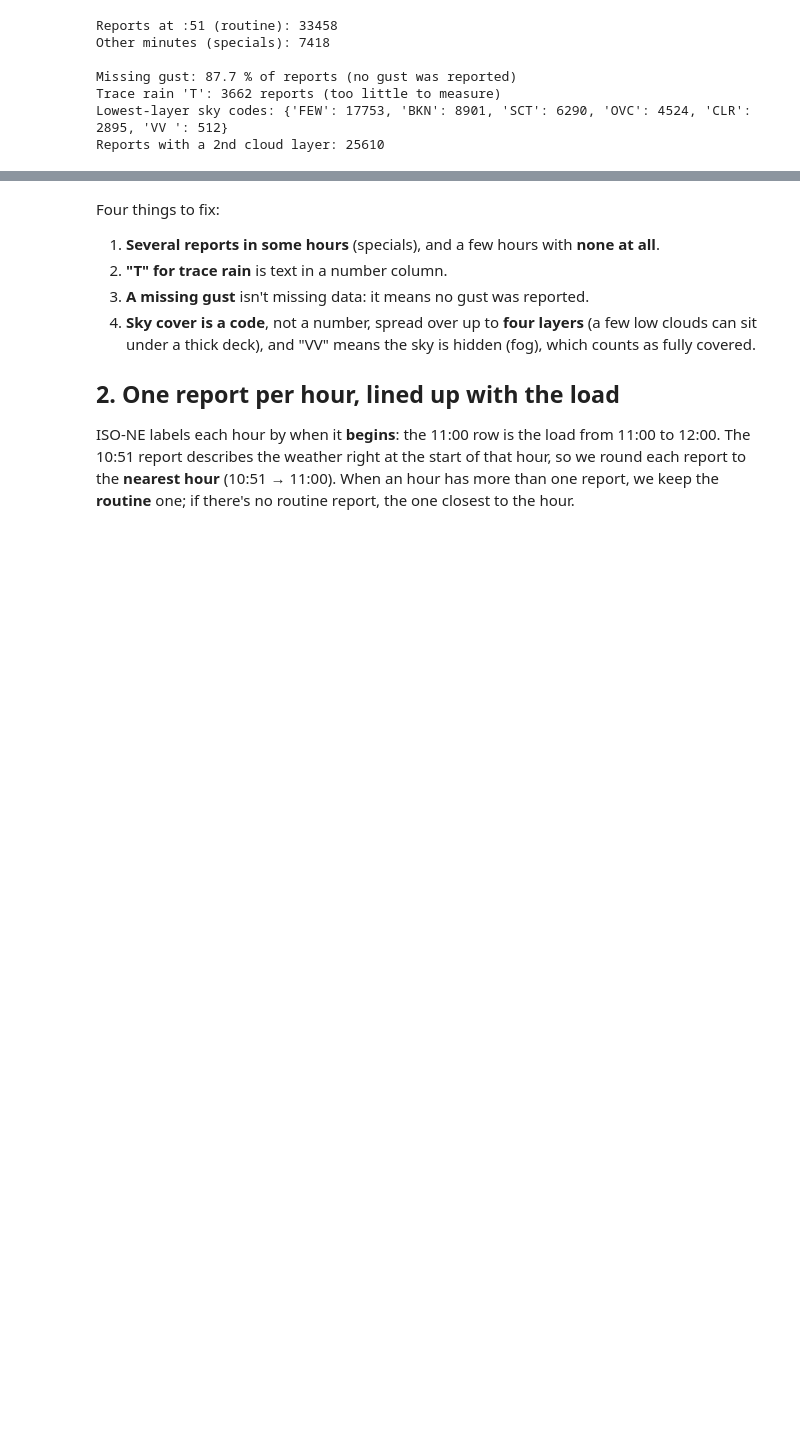
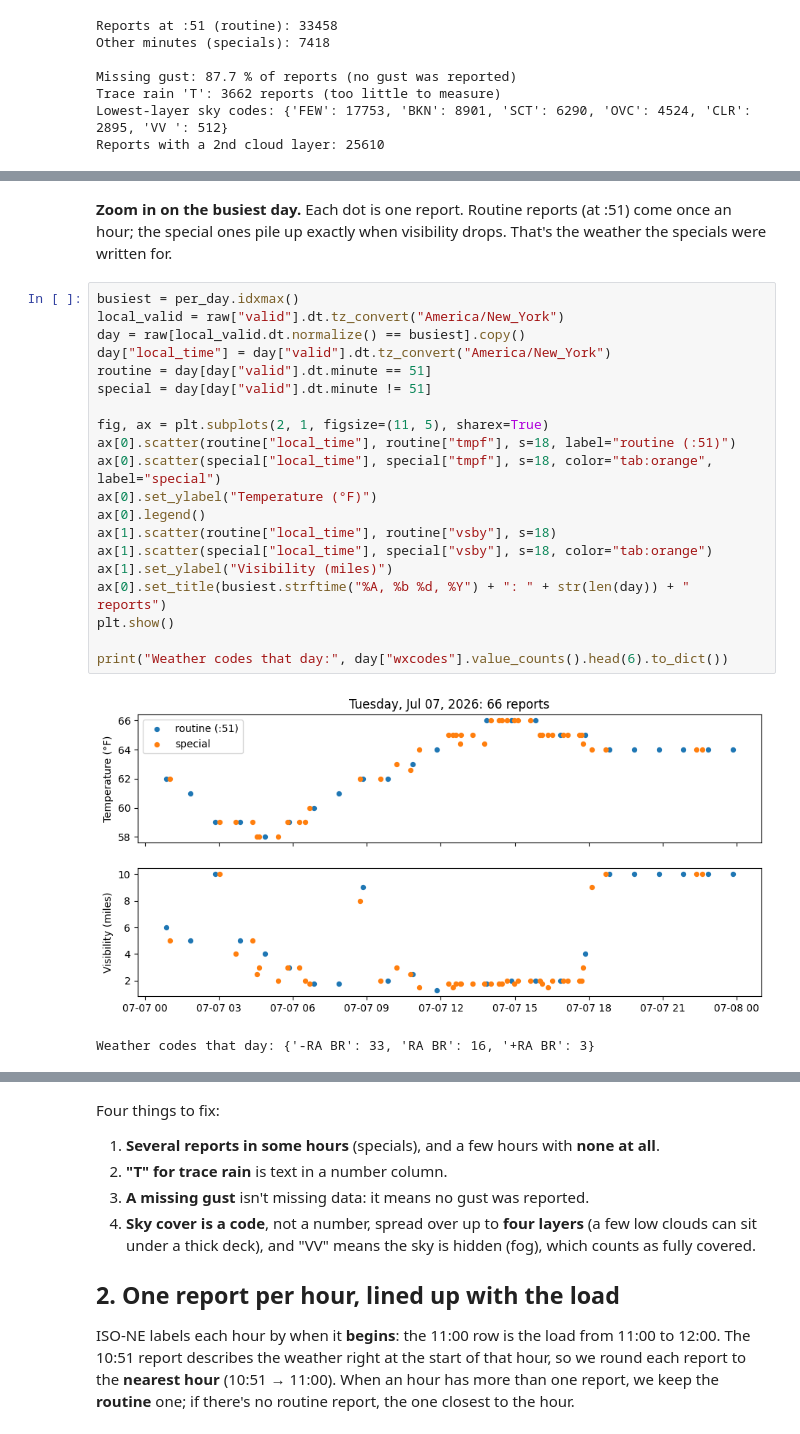
Before and after one commit to drdave-teaching/OPIM5512-notebooks, a Jupyter notebook: Module4/Lab5_Building_the_Training_Data.ipynb, the cells around one changed output, grey strips where cells are left out. Drawn from its saved outputs; the diff is of its cells as text; blank space fills up the shorter version.

```diff
--- a/Module4/Lab5_Building_the_Training_Data.ipynb
+++ b/Module4/Lab5_Building_the_Training_Data.ipynb
@@ -82,0 +136,26 @@ Reports with a 2nd cloud layer: 25610
+# %% [markdown]
+**Zoom in on the busiest day.** Each dot is one report. Routine reports (at :51) come once an hour; the special ones
+pile up exactly when visibility drops. That's the weather the specials were written for.
+# %%
+busiest = per_day.idxmax()
+local_valid = raw["valid"].dt.tz_convert("America/New_York")
+day = raw[local_valid.dt.normalize() == busiest].copy()
+day["local_time"] = day["valid"].dt.tz_convert("America/New_York")
+routine = day[day["valid"].dt.minute == 51]
+special = day[day["valid"].dt.minute != 51]
+
+fig, ax = plt.subplots(2, 1, figsize=(11, 5), sharex=True)
+ax[0].scatter(routine["local_time"], routine["tmpf"], s=18, label="routine (:51)")
+ax[0].scatter(special["local_time"], special["tmpf"], s=18, color="tab:orange", label="special")
+ax[0].set_ylabel("Temperature (°F)")
+ax[0].legend()
+ax[1].scatter(routine["local_time"], routine["vsby"], s=18)
+ax[1].scatter(special["local_time"], special["vsby"], s=18, color="tab:orange")
+ax[1].set_ylabel("Visibility (miles)")
+ax[0].set_title(busiest.strftime("%A, %b %d, %Y") + ": " + str(len(day)) + " reports")
+plt.show()
+
+print("Weather codes that day:", day["wxcodes"].value_counts().head(6).to_dict())
+# %% [output]
+[figure, added]
+Weather codes that day: {'-RA BR': 33, 'RA BR': 16, '+RA BR': 3}
```
Also changed, not shown: parts of 55 cells of this notebook.
